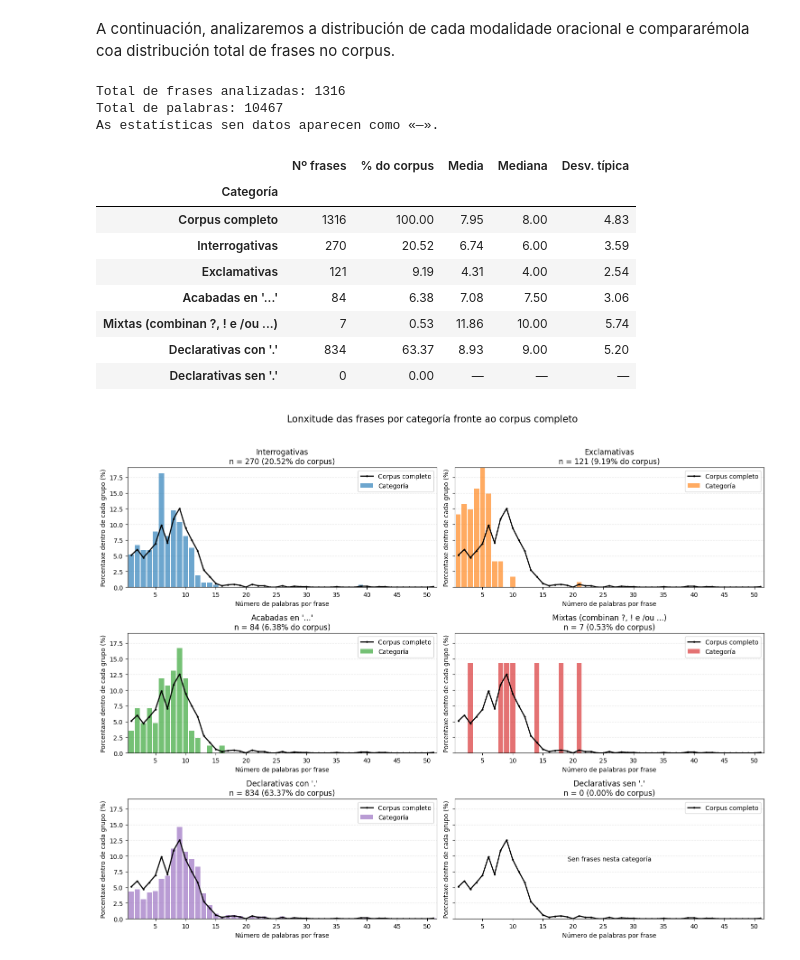
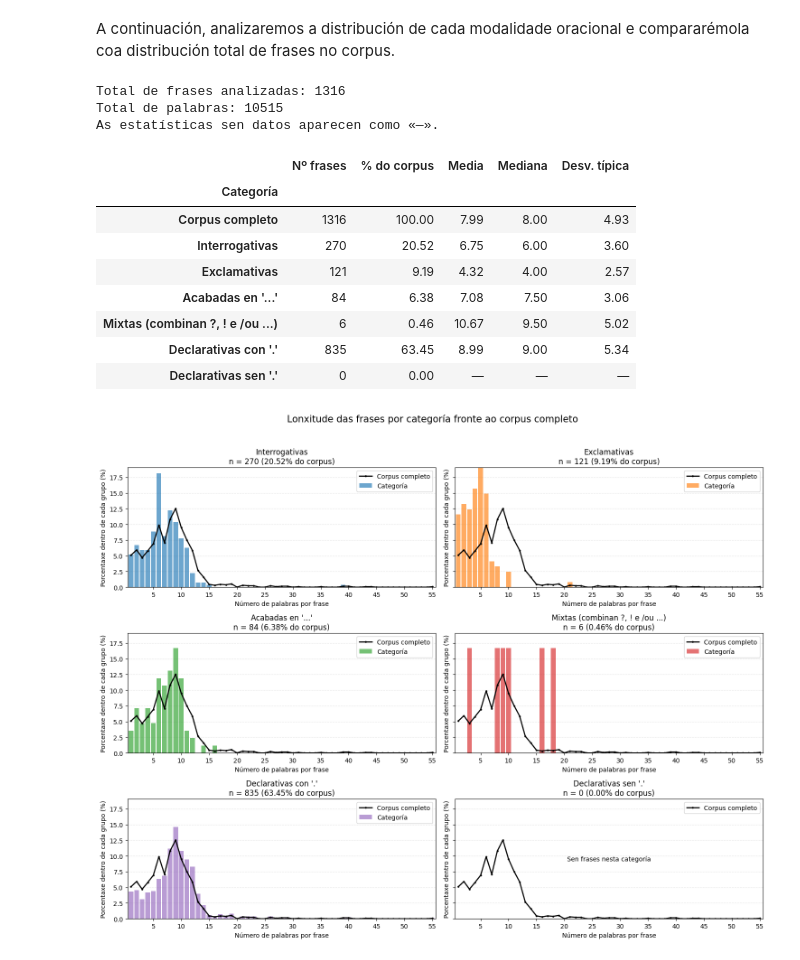
Before and after one commit to adina-v/tts-corpus-text-analysis, a Jupyter notebook: Análise_composición_corpus_textuais_TTS.ipynb, the cells around one changed output. Cells and saved outputs as stored; diff of their text form; code cells hidden in the pictures.

```diff
--- a/Análise_composición_corpus_textuais_TTS.ipynb
+++ b/Análise_composición_corpus_textuais_TTS.ipynb
@@ -402,38 +404,38 @@ def comparar_lonxitudes_tts(file_path):
         ax.tick_params(axis="x", labelbottom=True)
         ax.set_ylabel("Porcentaxe dentro de cada grupo (%)")
         ax.set_xlim(lonxitudes[0] - 0.6, lonxitudes[-1] + 0.6)
         ax.set_ylim(bottom=0)
         ax.grid(axis="y", linestyle="--", alpha=0.3)
         ax.set_axisbelow(True)
         ax.legend()
 
     fig.suptitle(
         "Lonxitude das frases por categoría fronte ao corpus completo",
         fontsize=15
     )
     fig.tight_layout(rect=(0, 0, 1, 0.96))
     plt.show()
 
     return df, resumo, distribucion, fig
 
 
 # Ruta do ficheiro que se vai analizar.
-file_path = "/content/paulo_maius.txt"
+file_path = next(iter(uploaded))
 
 df_modalidades, resumo_modalidades, distribucion_modalidades, figura_modalidades = (
     comparar_lonxitudes_tts(file_path)
 )
 # %% [output]
 Total de frases analizadas: 1316
-Total de palabras: 10467
+Total de palabras: 10515
 As estatísticas sen datos aparecen como «—».
 |  | Nº frases | % do corpus | Media | Mediana | Desv. típica |
 | Categoría |  |  |  |  |  |
-| Corpus completo | 1316 | 100.00 | 7.95 | 8.00 | 4.83 |
-| Interrogativas | 270 | 20.52 | 6.74 | 6.00 | 3.59 |
-| Exclamativas | 121 | 9.19 | 4.31 | 4.00 | 2.54 |
+| Corpus completo | 1316 | 100.00 | 7.99 | 8.00 | 4.93 |
+| Interrogativas | 270 | 20.52 | 6.75 | 6.00 | 3.60 |
+| Exclamativas | 121 | 9.19 | 4.32 | 4.00 | 2.57 |
 | Acabadas en '...' | 84 | 6.38 | 7.08 | 7.50 | 3.06 |
-| Mixtas (combinan ?, ! e /ou ...) | 7 | 0.53 | 11.86 | 10.00 | 5.74 |
-| Declarativas con '.' | 834 | 63.37 | 8.93 | 9.00 | 5.20 |
+| Mixtas (combinan ?, ! e /ou ...) | 6 | 0.46 | 10.67 | 9.50 | 5.02 |
+| Declarativas con '.' | 835 | 63.45 | 8.99 | 9.00 | 5.34 |
 | Declarativas sen '.' | 0 | 0.00 | — | — | — |
-[figure, old version]
+[figure, new version]
```
Also changed, not shown: parts of 5 cells of this notebook.
